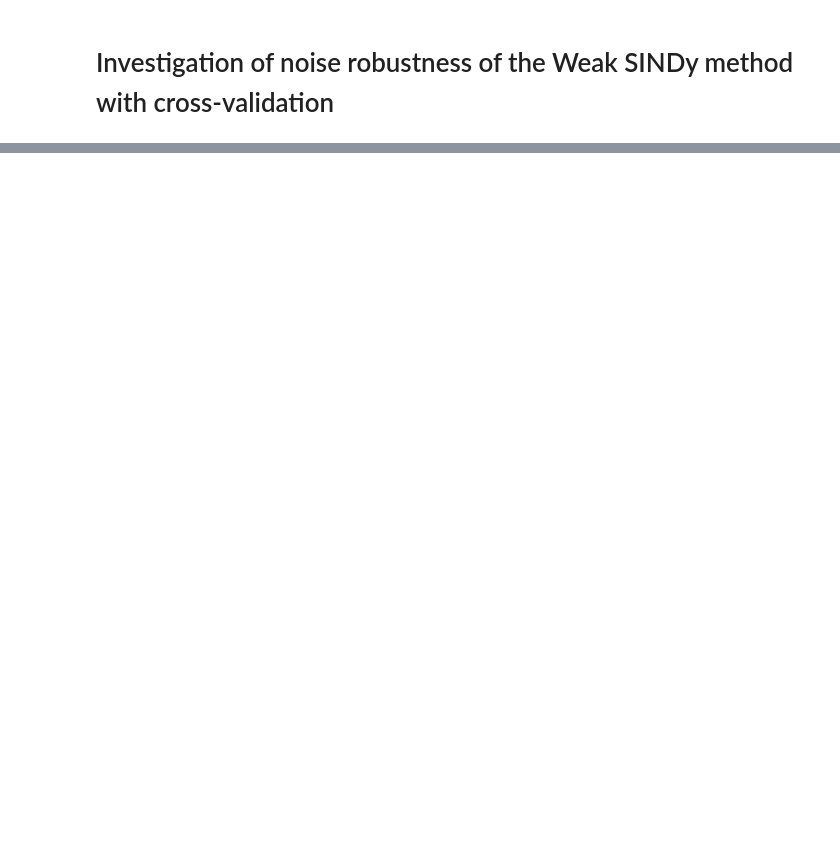
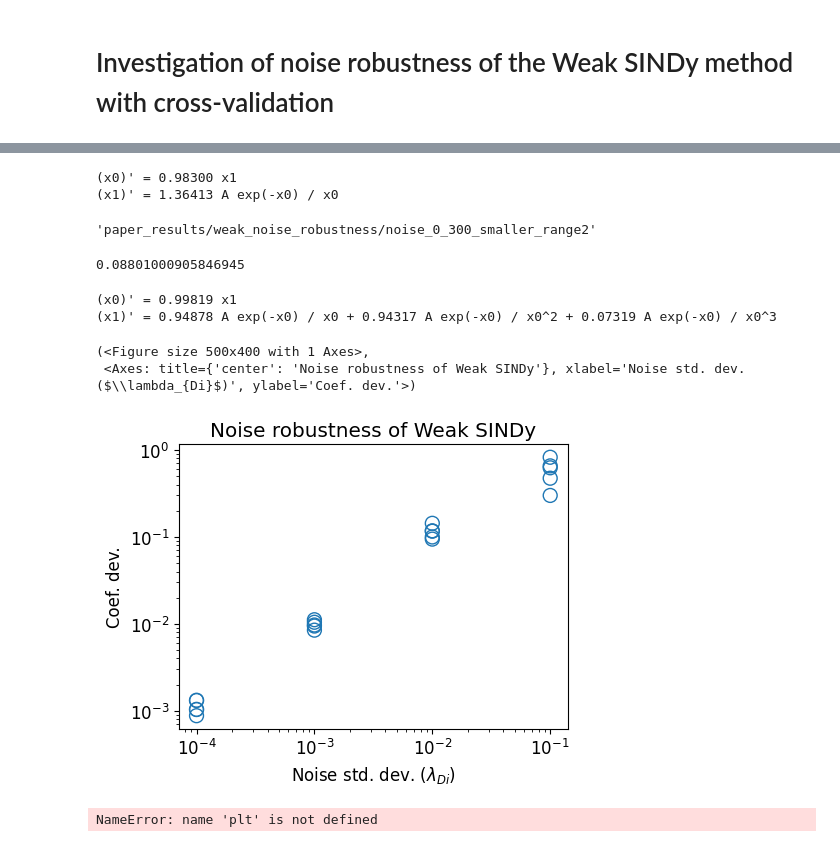
Before and after one commit to zbrookshowe/yukawa-sindy, a Jupyter notebook: paper_results/weak_noise_robustness.ipynb, the cells around one changed output, grey strips where cells are left out. Saved outputs shown, nothing was run; the diff lists cells and outputs as text; code cells hidden in the pictures; blank space fills up the shorter version.

```diff
--- a/paper_results/weak_noise_robustness.ipynb
+++ b/paper_results/weak_noise_robustness.ipynb
@@ -17,0 +151,65 @@ with open('scaling_const.float', 'rb') as f:
+# %%
+data_directory = 'paper_results/weak_noise_robustness/noise_0_300'
+lists = load_in_data(data_directory)
+ys.print_from_coefs(lists[2][1], normalize=True)
+# %% [output]
+(x0)' = 0.98300 x1
+(x1)' = 1.36413 A exp(-x0) / x0
+# %%
+data_directory
+# %% [output]
+'paper_results/weak_noise_robustness/noise_0_300_smaller_range2'
+# %%
+directory_name = 'paper_results/weak_noise_robustness/noise_scan/'
+list_of_data = []
+file_names = [
+    'noises.pickle',
+    'thresholds.pickle',
+    'truest_coefs.pickle',
+    'truest_prediction_errors.pickle'
+]
+for file_name in file_names:
+    data = ys.unpickle_data(directory_name, file_name)
+    list_of_data.append(data)
+# %%
+# unpack to readable variables
+noises = list_of_data[0]
+thresholds = list_of_data[1]
+truest_coefs = list_of_data[2]
+truest_scores = list_of_data[3]
+# %%
+0.4/SCALING_CONST
+# %% [output]
+0.08801000905846945
+# %%
+ys.print_from_coefs(truest_coefs[-4], normalize=True)
+# %% [output]
+(x0)' = 0.99819 x1
+(x1)' = 0.94878 A exp(-x0) / x0 + 0.94317 A exp(-x0) / x0^2 + 0.07319 A exp(-x0) / x0^3
+# %%
+def plot_noise_scan(coefficients, noise_levels):
+    # extract complexities and coefficient deviations
+    coef_devs = cv.compute_coef_devs(coefficients)
+
+    # plot coef deviations vs. noise levels
+    fig, ax = plt.subplots(figsize=(5,4))
+    x = noise_levels
+    y = coef_devs
+    ax.scatter(x, y, s=100, facecolors='none', edgecolors='tab:blue')
+    ax.set_yscale('log')
+    ax.set_xscale('log')
+
+    ax.set_title("Noise robustness of Weak SINDy")
+    ax.set_xlabel("Noise std. dev. ($\lambda_{Di}$)")
+    ax.set_ylabel("Coef. dev")
+
+    fig.tight_layout()
+
+    return fig, ax
+# %%
+plt.rcParams["figure.figsize"] = (5,4)
+plot_noise_scan(truest_coefs, noises)
+# %% [output]
+(<Figure size 500x400 with 1 Axes>,
+ <Axes: title={'center': 'Noise robustness of Weak SINDy'}, xlabel='Noise std. dev. ($\\lambda_{Di}$)', ylabel='Coef. dev.'>)
+[figure, added]
@@ -17,0 +234,5 @@ with open('scaling_const.float', 'rb') as f:
+# %%
+plt.rcParams["figure.figsize"] = (5,4)
+plot_noise_scan(truest_coefs2, noises2)
+# %% [output]
+NameError: name 'plt' is not defined
```
Also changed, not shown: parts of 9 cells of this notebook, 9 other files.
